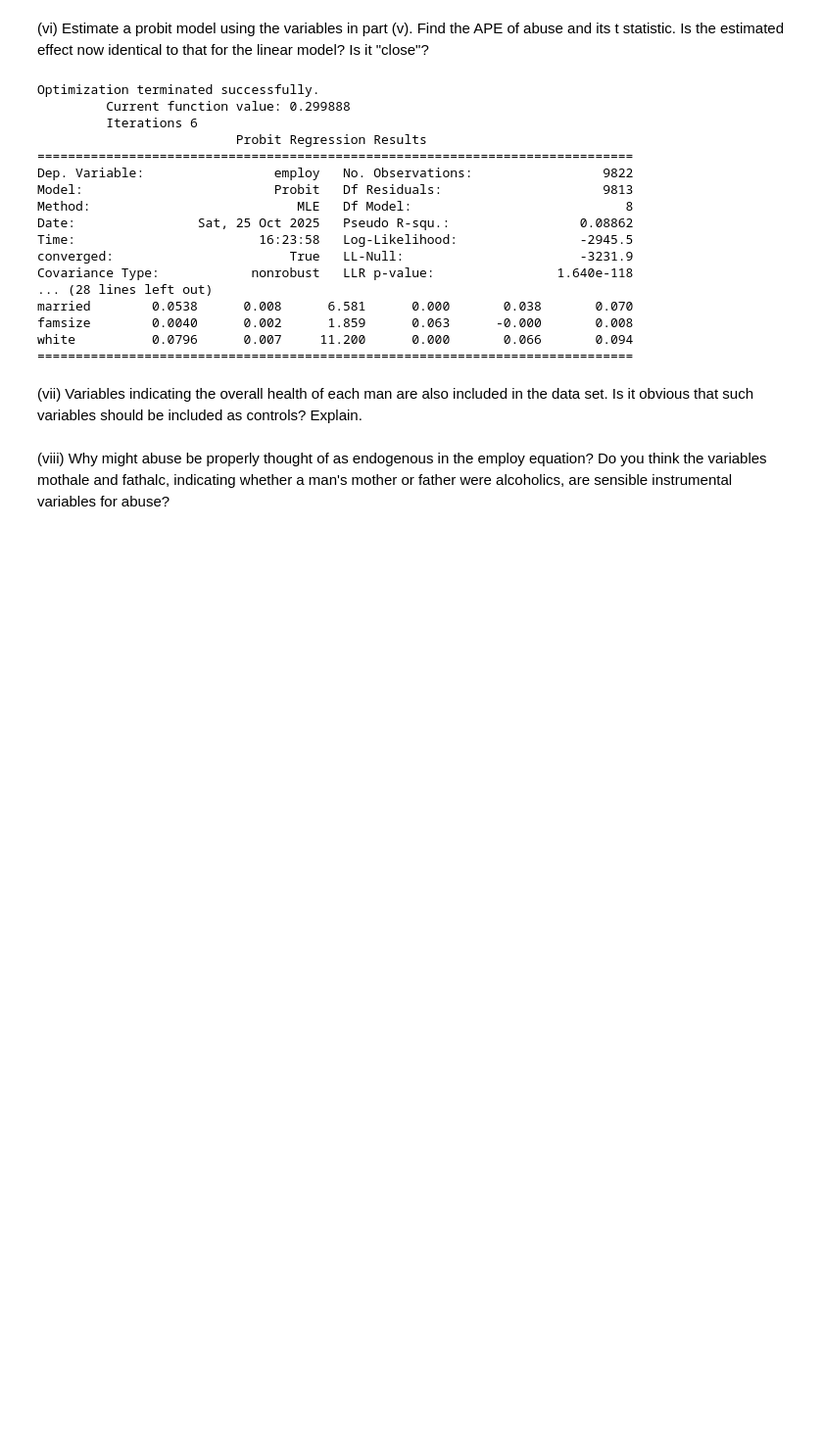
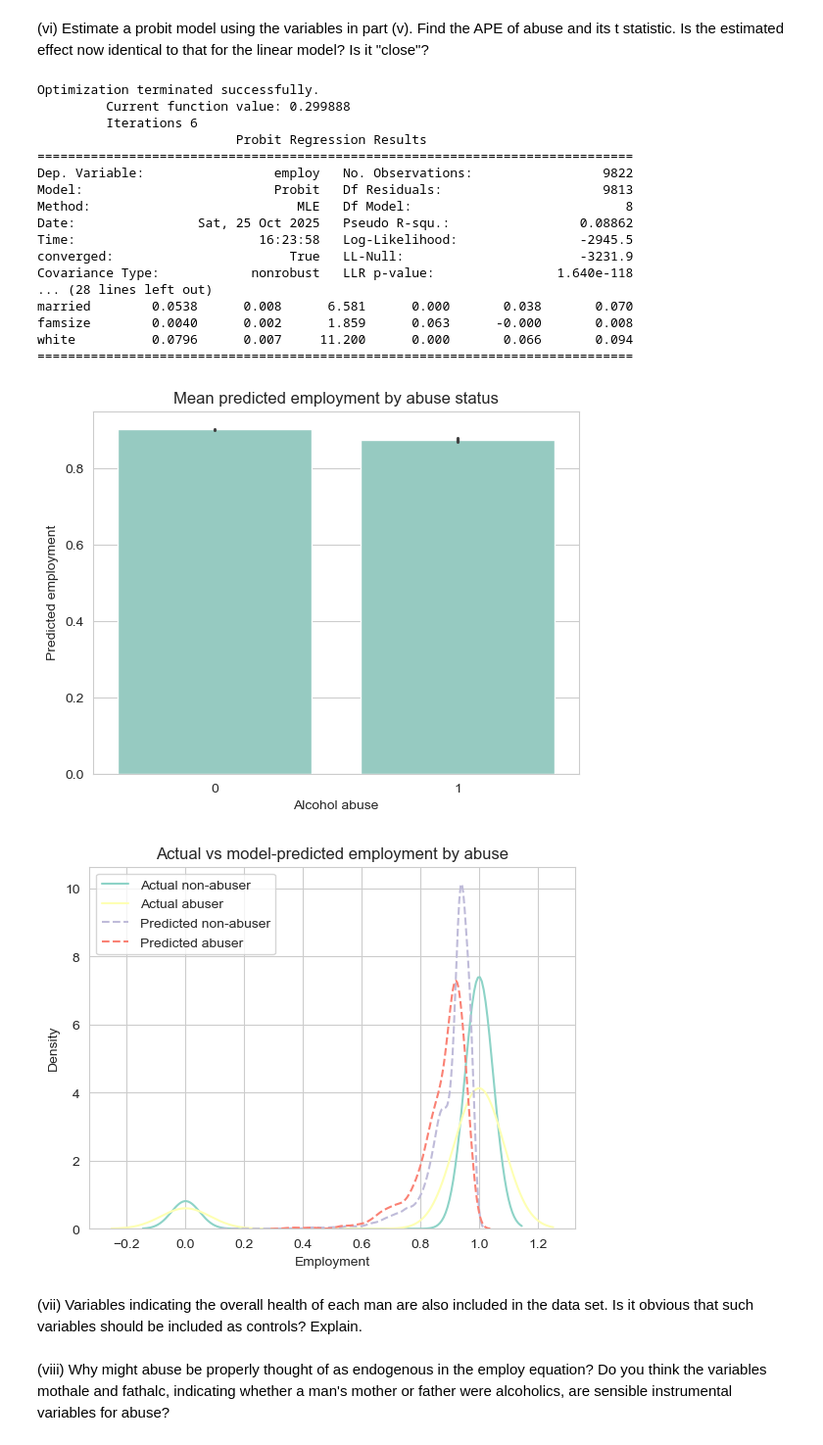
Before and after one commit to RPChinhara/alcohol_abuse_employment, a Jupyter notebook: main.ipynb, the cells around one changed output. Shown at 98% size. Drawn from its saved outputs; the diff is of its cells as text; code cells hidden in the pictures; blank space fills up the shorter version.

```diff
--- a/main.ipynb
+++ b/main.ipynb
@@ -320,6 +355,29 @@ married        0.0538      0.008      6.581      0.000       0.038       0.070
 famsize        0.0040      0.002      1.859      0.063      -0.000       0.008
 white          0.0796      0.007     11.200      0.000       0.066       0.094
 ==============================================================================
+# %%
+viz = data.copy()
+viz['pred_employ'] = probit2.predict(X2)
+
+# Mean predicted employment by abuse group
+sns.barplot(x='abuse', y='pred_employ', data=viz)
+plt.title('Mean predicted employment by abuse status')
+plt.xlabel('Alcohol abuse')
+plt.ylabel('Predicted employment')
+plt.show()
+
+# Difference plot: actual vs predicted
+sns.kdeplot(viz.loc[viz['abuse']==0, 'employ'], label='Actual non-abuser') # type: ignore
+sns.kdeplot(viz.loc[viz['abuse']==1, 'employ'], label='Actual abuser') # type: ignore
+sns.kdeplot(viz.loc[viz['abuse']==0, 'pred_employ'], linestyle='--', label='Predicted non-abuser') # type: ignore
+sns.kdeplot(viz.loc[viz['abuse']==1, 'pred_employ'], linestyle='--', label='Predicted abuser') # type: ignore
+plt.title('Actual vs model-predicted employment by abuse')
+plt.xlabel('Employment')
+plt.legend()
+plt.show()
+# %% [output]
+[figure, added]
+[figure, added]
 # %% [markdown]
 (vii) Variables indicating the overall health of each man are also included in the data set. Is it obvious that such variables should be included as controls? Explain.
 # %% [markdown]
```
Also changed, not shown: parts of 4 cells of this notebook.
